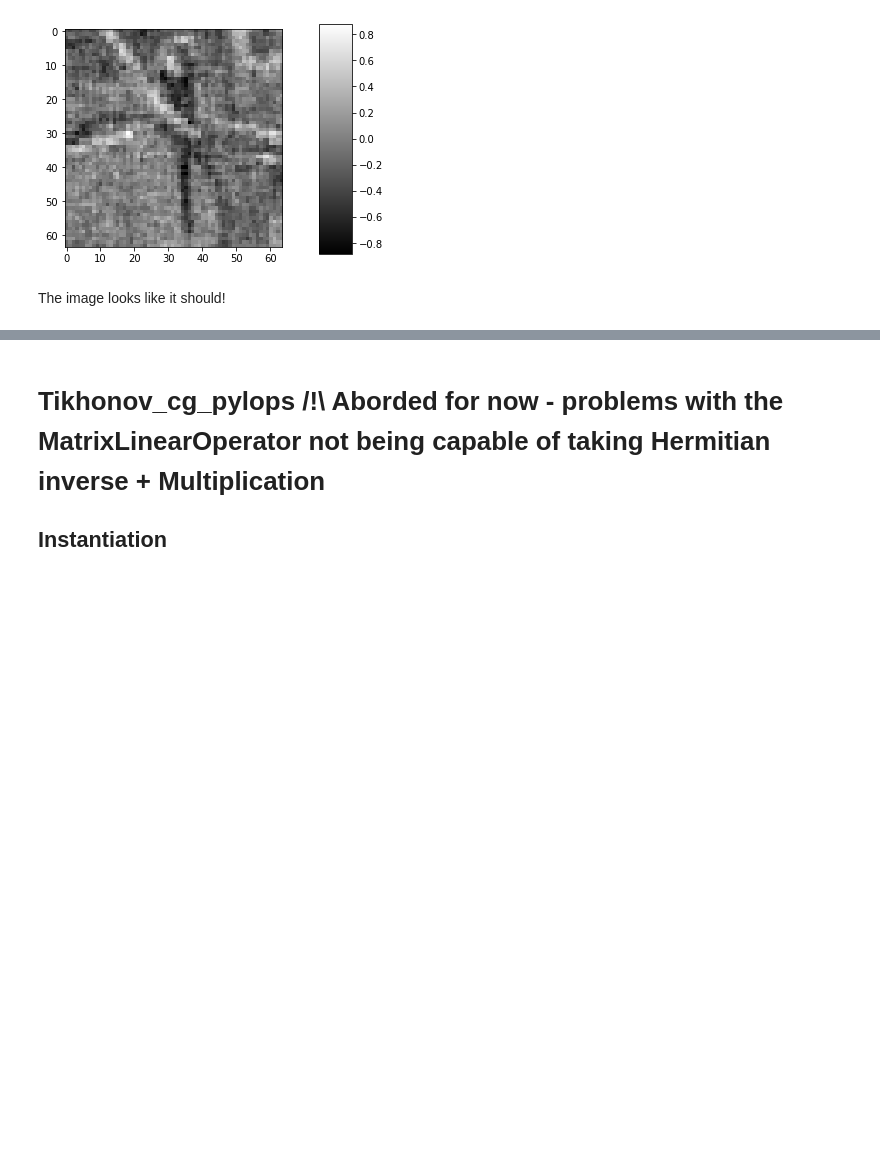
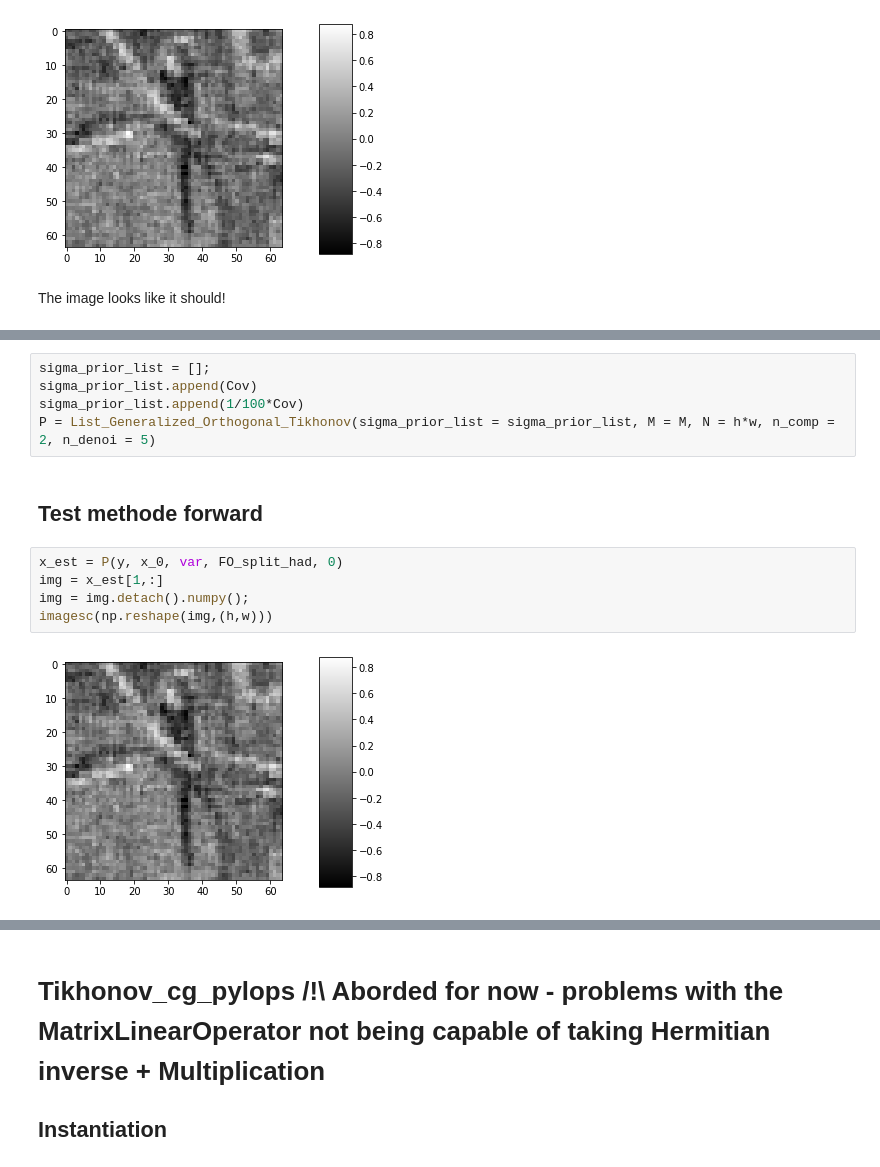
Before and after one commit to openspyrit/spyrit-examples, a Jupyter notebook: Debug_version_2/data_consistency_layer.ipynb, the cells around one changed output, grey strips where cells are left out. Cells and saved outputs as stored; diff of their text form; blank space fills up the shorter version.

```diff
--- a/Debug_version_2/data_consistency_layer.ipynb
+++ b/Debug_version_2/data_consistency_layer.ipynb
@@ -342,0 +355,14 @@ The image looks like it should!
+# %%
+sigma_prior_list = [];
+sigma_prior_list.append(Cov)
+sigma_prior_list.append(1/100*Cov)
+P = List_Generalized_Orthogonal_Tikhonov(sigma_prior_list = sigma_prior_list, M = M, N = h*w, n_comp = 2, n_denoi = 5)
+# %% [markdown]
+## Test methode forward
+# %%
+x_est = P(y, x_0, var, FO_split_had, 0)
+img = x_est[1,:]
+img = img.detach().numpy();
+imagesc(np.reshape(img,(h,w)))
+# %% [output]
+[figure, added]
```
Also changed, not shown: parts of 8 cells of this notebook, 2 other files.
